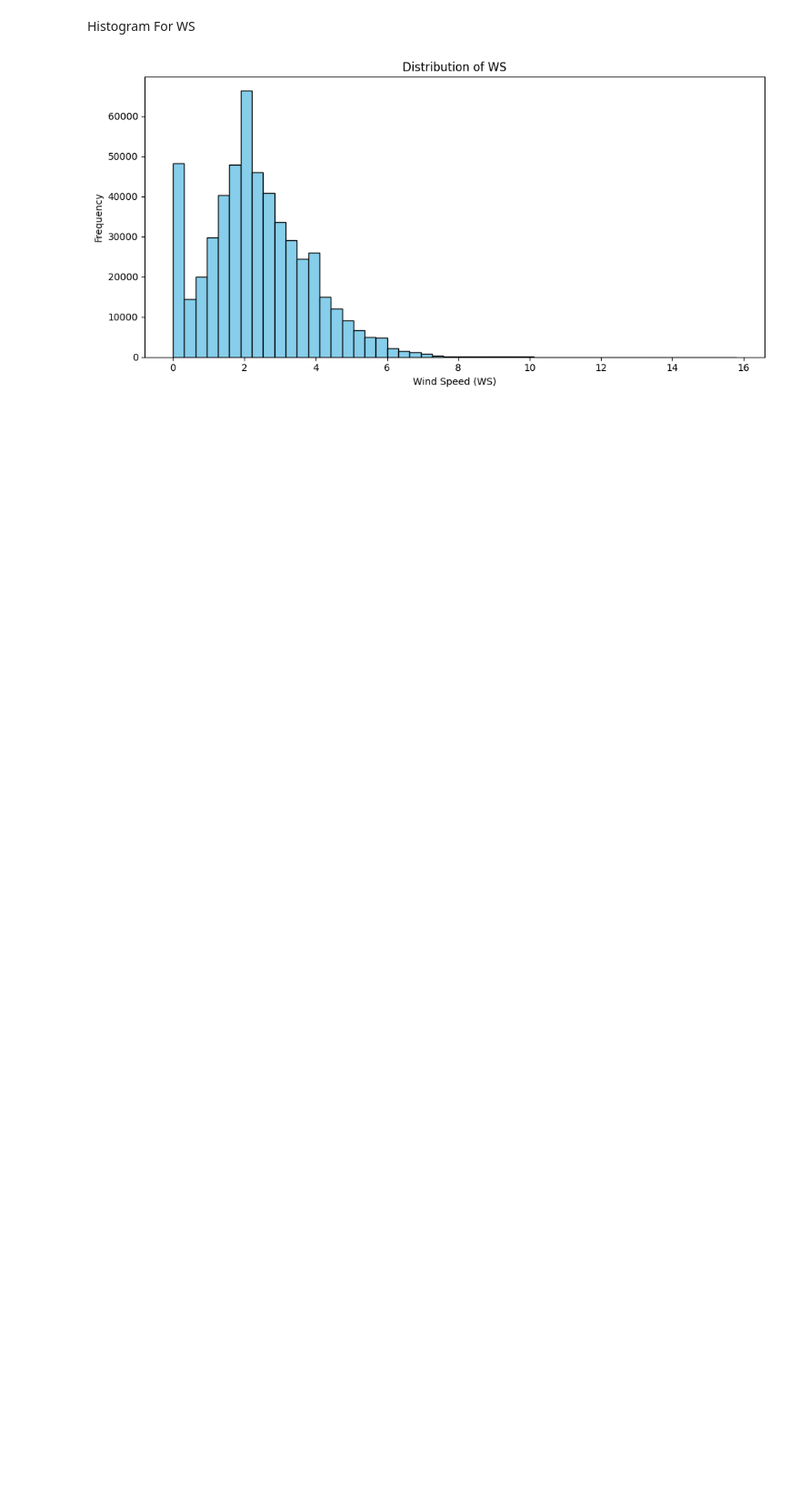
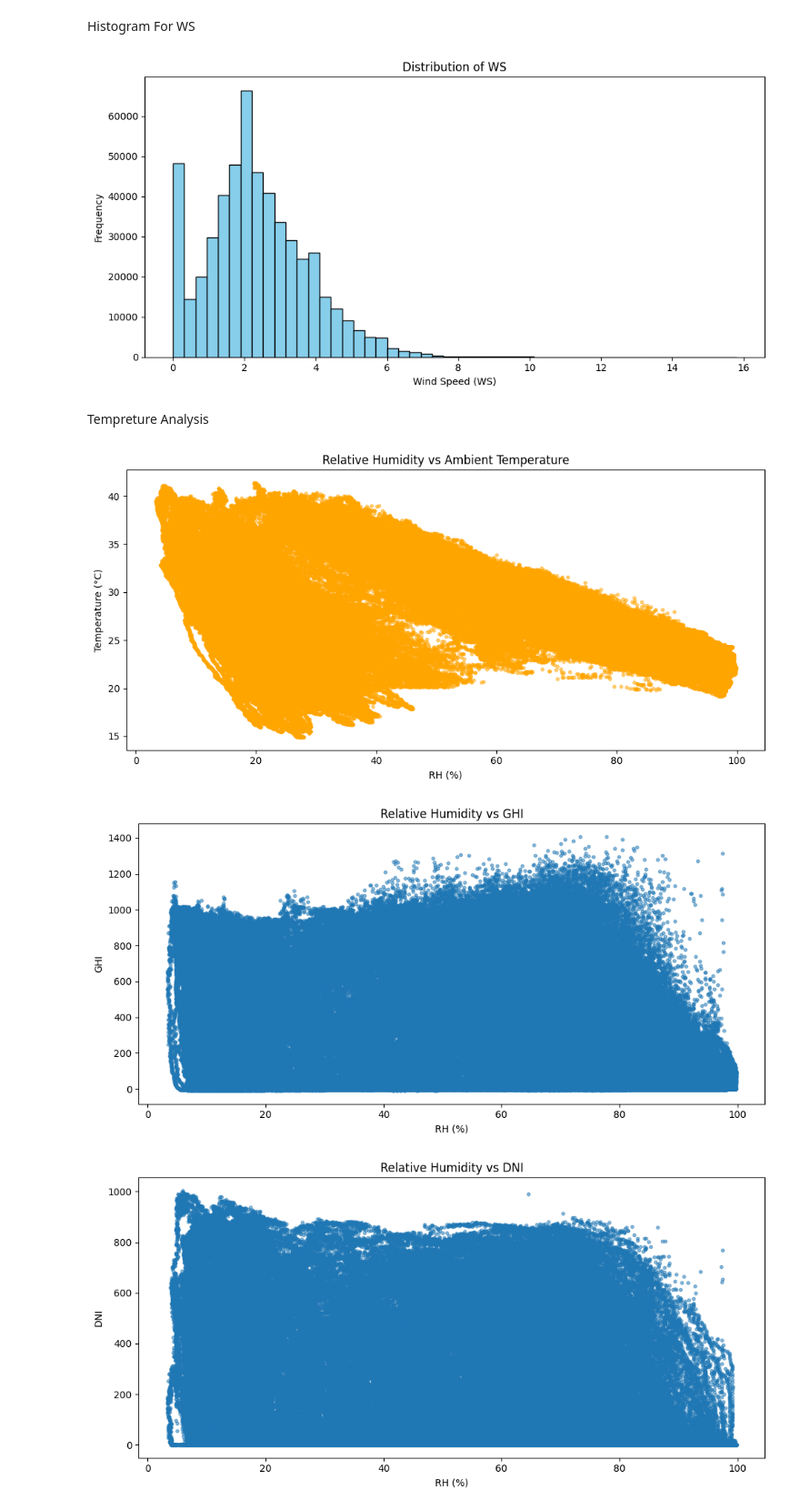
Before and after one commit to Feven777/solar-challenge-week0, a Jupyter notebook: notebook/togo_eda.ipynb, the cells around one changed output. Shown at 91% size. Saved outputs shown, nothing was run; the diff lists cells and outputs as text; code cells hidden in the pictures; blank space fills up the shorter version.

Commit message:
temp and correlation analysis

```diff
--- a/notebook/togo_eda.ipynb
+++ b/notebook/togo_eda.ipynb
@@ -322,3 +322,28 @@ plt.tight_layout()
 plt.show()
 # %% [output]
 [figure]
+# %% [markdown]
+Tempreture Analysis
+# %%
+# Scatter plot: RH vs Temperature
+plt.figure(figsize=(10,5))
+plt.scatter(df_cleaned['RH'], df_cleaned['Tamb'], alpha=0.5, s=10, color='orange')
+plt.title('Relative Humidity vs Ambient Temperature')
+plt.xlabel('RH (%)')
+plt.ylabel('Temperature (°C)')
+plt.tight_layout()
+plt.show()
+
+# Scatter plots: RH vs Solar Radiation
+for col in ['GHI', 'DNI', 'DHI']:
+    plt.figure(figsize=(10,5))
+    plt.scatter(df_cleaned['RH'], df_cleaned[col], alpha=0.5, s=10)
+    plt.title(f'Relative Humidity vs {col}')
+    plt.xlabel('RH (%)')
+    plt.ylabel(col)
+    plt.tight_layout()
+    plt.show()
+# %% [output]
+[figure, added]
+[figure, added]
+[figure, added]
```
Also changed, not shown: parts of 3 cells of this notebook.
